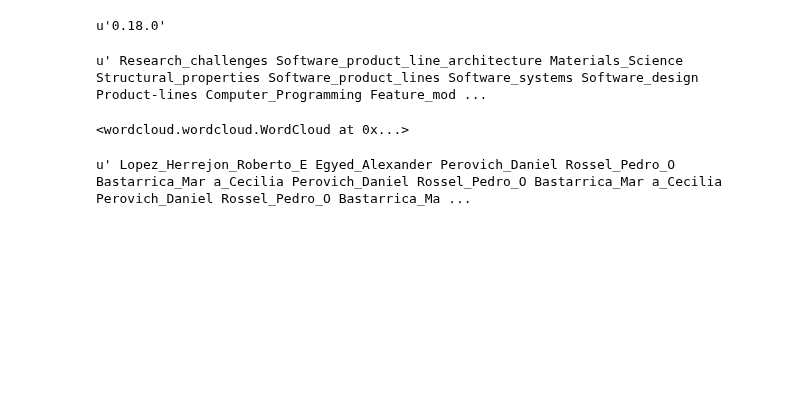
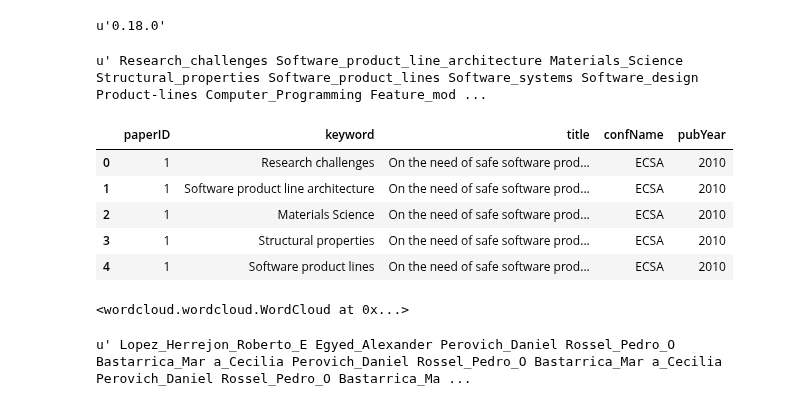
Before and after one commit to noveroa/DataBases, a Jupyter notebook: Flask/app/wordcloud_notebook.ipynb, the cells around one changed output. Cells and saved outputs as stored; diff of their text form; code cells hidden in the pictures; blank space fills up the shorter version.

Commit message:
adds breakdown functionality of kw cloud per request of Dr. Ian Gorton

```diff
--- a/Flask/app/wordcloud_notebook.ipynb
+++ b/Flask/app/wordcloud_notebook.ipynb
@@ -14,7 +14,7 @@ pd.__version__
 # %% [output]
 u'0.18.0'
 # %%
-mydb  = "../../sqlStart/Abstracts_DB2.db"
+mydb  = "../../sqlStart/Abstracts_aug1.db"
 # %%
 def getPapersKWgroup(grouper):
     '''
@@ -50,7 +50,7 @@ def prep_KWcloud():
         entry = " ".join([key.replace (" ", "_") for key in data_frame.get_group(each)['keyword']])
 
         entries = " ".join((entries, entry))
-    return entries
+    return entries, m
 # %%
 e
 # %% [output]
@@ -101,3 +99,15 @@ wc = KWcloud()
+# %%
+text, df = prep_KWcloud()
+wc = KWcloud(text, "static/Images/kwCloud.png")
+# %%
+df.head()
+# %% [output]
+|  | paperID | keyword | title | confName | pubYear |
+| 0 | 1 | Research challenges | On the need of safe software prod... | ECSA | 2010 |
+| 1 | 1 | Software product line architecture | On the need of safe software prod... | ECSA | 2010 |
+| 2 | 1 | Materials Science | On the need of safe software prod... | ECSA | 2010 |
+| 3 | 1 | Structural properties | On the need of safe software prod... | ECSA | 2010 |
+| 4 | 1 | Software product lines | On the need of safe software prod... | ECSA | 2010 |
 # %%
 import wordcloud_generator as wcg
 wcg = reload(wcg)
```
Also changed, not shown: parts of 24 cells of this notebook, 2 other files.
